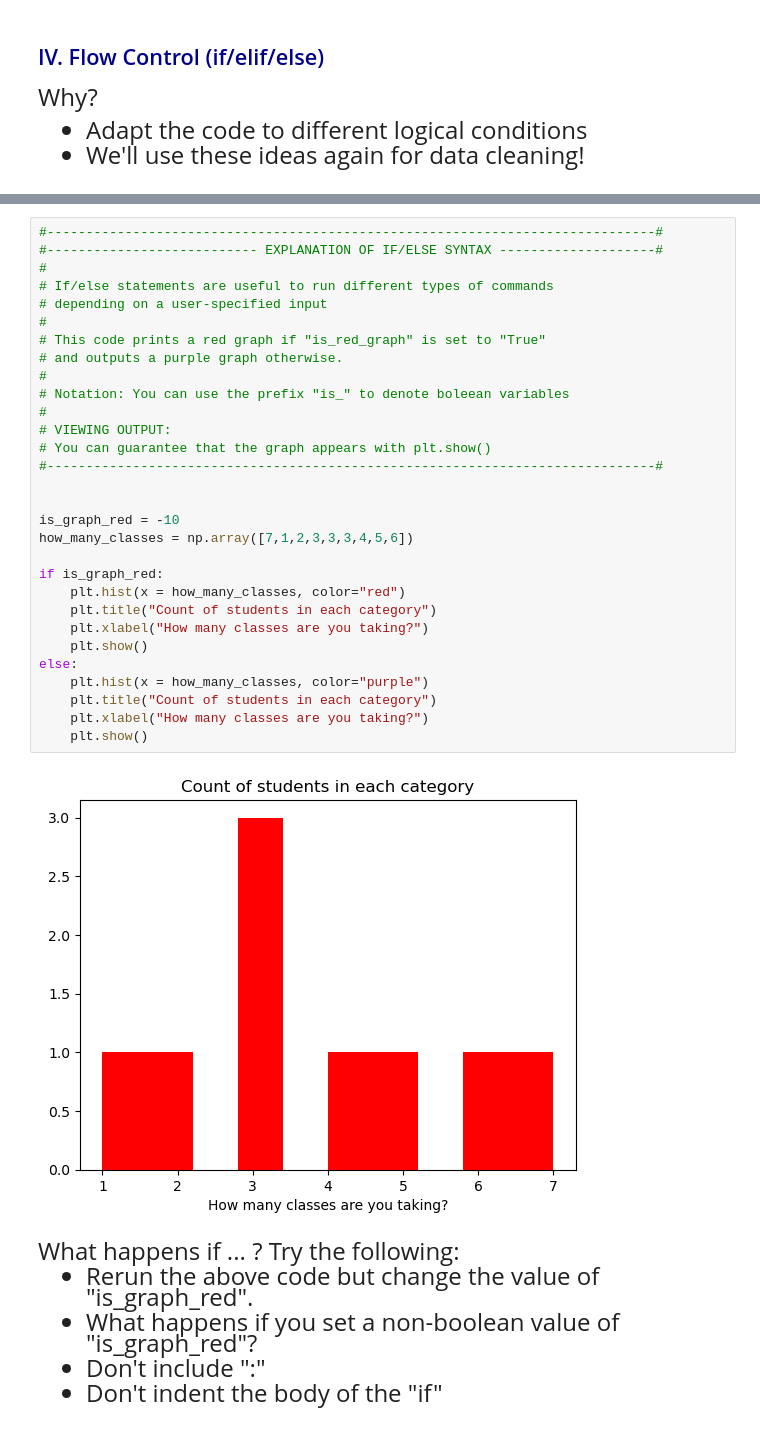
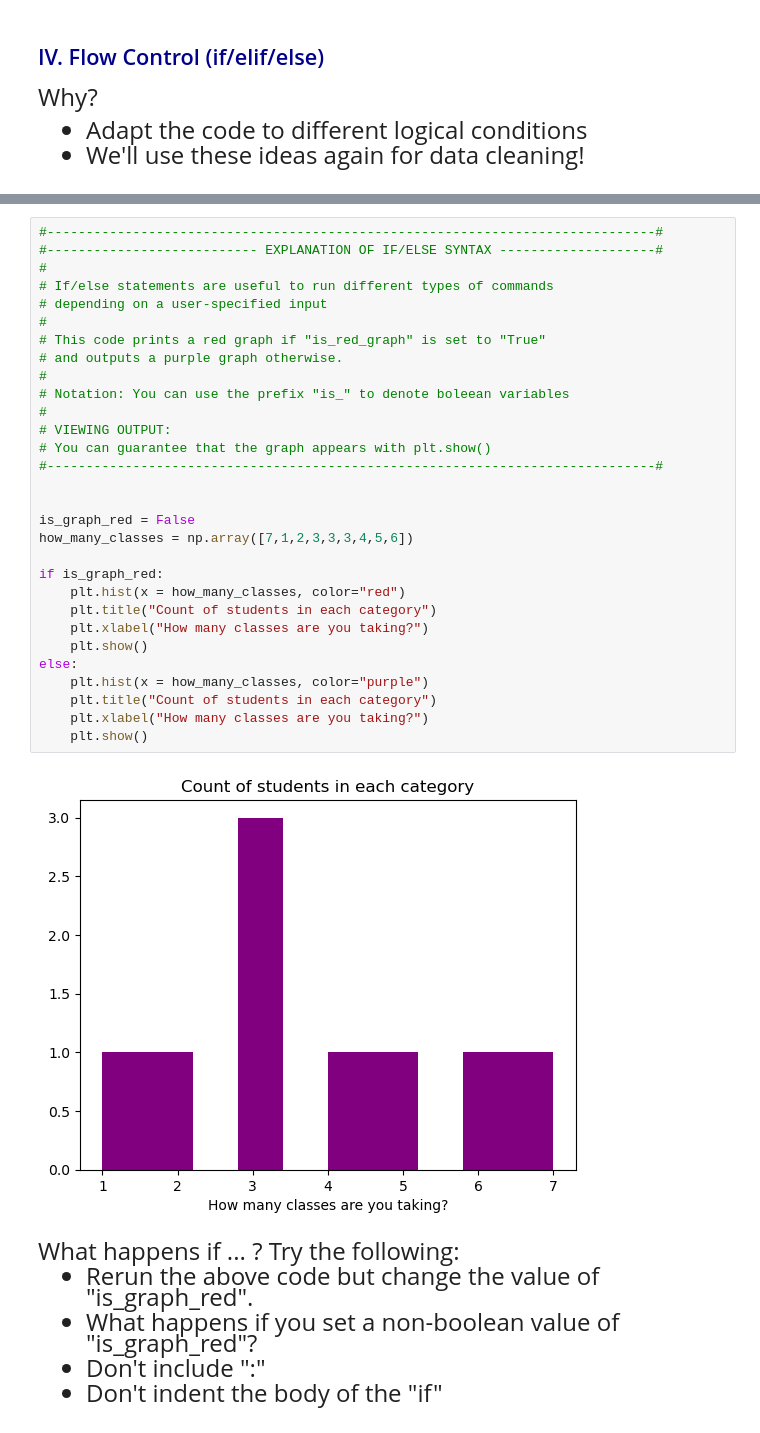
Before and after one commit to alejandrosanchezbecerra/qtm151spring2024, a Jupyter notebook: lecture_04/lecture_4.ipynb, the cells around one changed output, grey strips where cells are left out. Drawn from its saved outputs; the diff is of its cells as text.

```diff
--- a/lecture_04/lecture_4.ipynb
+++ b/lecture_04/lecture_4.ipynb
@@ -320,35 +344,35 @@ depending on a condition <br>
 # %%
 #------------------------------------------------------------------------------#
 #--------------------------- EXPLANATION OF IF/ELSE SYNTAX --------------------#
 #
 # If/else statements are useful to run different types of commands
 # depending on a user-specified input
 #
 # This code prints a red graph if "is_red_graph" is set to "True"
 # and outputs a purple graph otherwise.
 #
 # Notation: You can use the prefix "is_" to denote boleean variables
 #
 # VIEWING OUTPUT:
 # You can guarantee that the graph appears with plt.show()
 #------------------------------------------------------------------------------#
 
 
-is_graph_red = -10
+is_graph_red = False
 how_many_classes = np.array([7,1,2,3,3,3,4,5,6])
 
 if is_graph_red:
     plt.hist(x = how_many_classes, color="red")
     plt.title("Count of students in each category")
     plt.xlabel("How many classes are you taking?")
     plt.show()
 else:
     plt.hist(x = how_many_classes, color="purple")
     plt.title("Count of students in each category")
     plt.xlabel("How many classes are you taking?")
     plt.show()
 # %% [output]
-[figure, old version]
+[figure, new version]
 # %% [markdown]
 <font size = "5">
 What happens if ... ? Try the following:
```
Also changed, not shown: parts of 14 cells of this notebook, 15 other files.
